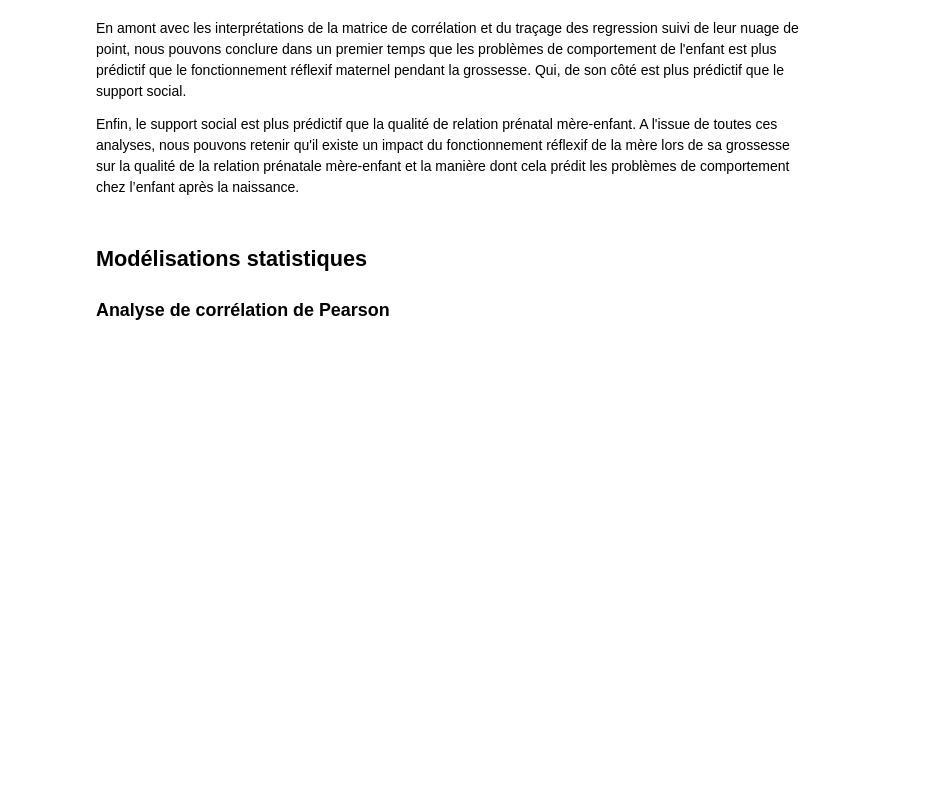
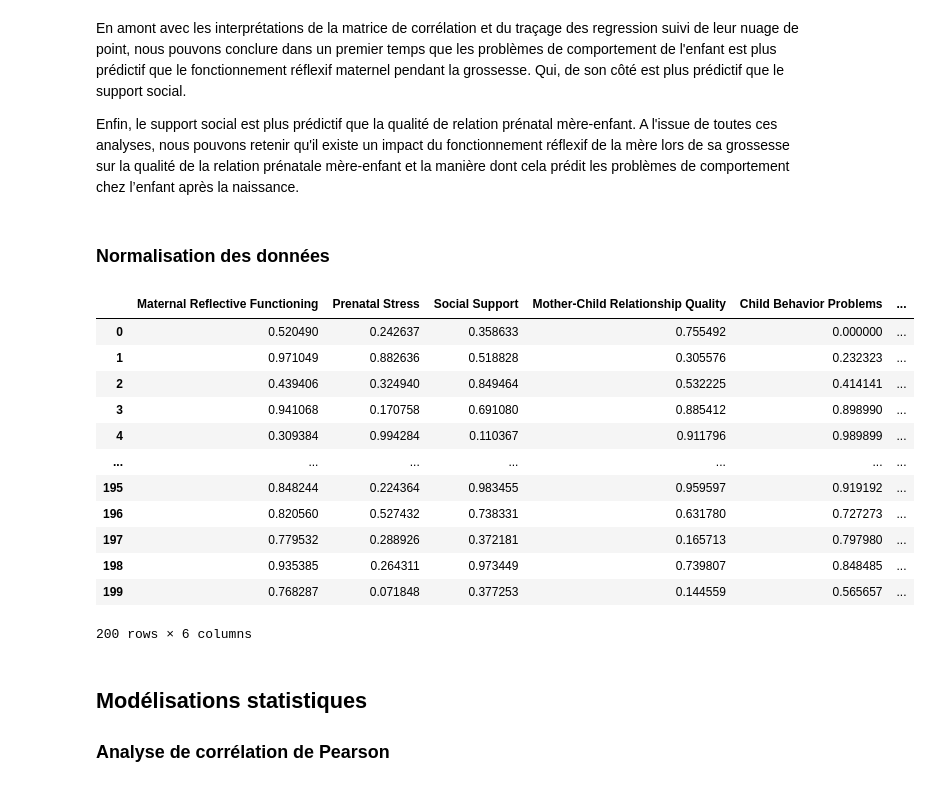
Before and after one commit to Abdiasarsene/Data-analysis, a Jupyter notebook: Analyses des données/maternalrelflective.ipynb, the cells around one changed output. Saved outputs shown, nothing was run; the diff lists cells and outputs as text; code cells hidden in the pictures; blank space fills up the shorter version.

```diff
--- a/Analyses des données/maternalrelflective.ipynb
+++ b/Analyses des données/maternalrelflective.ipynb
@@ -262,6 +262,28 @@ plt.show()
 En amont avec les interprétations de la matrice de corrélation et du traçage des regression suivi de leur nuage de point, nous pouvons conclure dans un premier temps que les problèmes de comportement de l'enfant est plus prédictif que le fonctionnement réflexif maternel pendant la grossesse. Qui, de son côté est plus prédictif que le support social.
 
 Enfin, le support social est plus prédictif que la qualité de relation prénatal mère-enfant. A l'issue de toutes ces analyses, nous pouvons retenir qu'il existe un impact du fonctionnement réflexif de la mère  lors de sa grossesse   sur la qualité de la relation prénatale mère-enfant et la manière dont cela prédit les problèmes de comportement chez l’enfant après la naissance.
+# %% [markdown]
+### Normalisation des données
+# %%
+# normalisation des données
+minmaxscaler =MinMaxScaler()
+refletnorma=reflet.copy()
+refletnorma[reflet.columns]=minmaxscaler.fit_transform(reflet[reflet.columns])
+refletnorma
+# %% [output]
+|  | Maternal Reflective Functioning | Prenatal Stress | Social Support | Mother-Child Relationship Quality | Child Behavior Problems | ... |
+| 0 | 0.520490 | 0.242637 | 0.358633 | 0.755492 | 0.000000 | ... |
+| 1 | 0.971049 | 0.882636 | 0.518828 | 0.305576 | 0.232323 | ... |
+| 2 | 0.439406 | 0.324940 | 0.849464 | 0.532225 | 0.414141 | ... |
+| 3 | 0.941068 | 0.170758 | 0.691080 | 0.885412 | 0.898990 | ... |
+| 4 | 0.309384 | 0.994284 | 0.110367 | 0.911796 | 0.989899 | ... |
+| ... | ... | ... | ... | ... | ... | ... |
+| 195 | 0.848244 | 0.224364 | 0.983455 | 0.959597 | 0.919192 | ... |
+| 196 | 0.820560 | 0.527432 | 0.738331 | 0.631780 | 0.727273 | ... |
+| 197 | 0.779532 | 0.288926 | 0.372181 | 0.165713 | 0.797980 | ... |
+| 198 | 0.935385 | 0.264311 | 0.973449 | 0.739807 | 0.848485 | ... |
+| 199 | 0.768287 | 0.071848 | 0.377253 | 0.144559 | 0.565657 | ... |
+200 rows × 6 columns
 # %% [markdown]
 ## Modélisations statistiques
 
```
Also changed, not shown: parts of 9 cells of this notebook, 1 other file.
